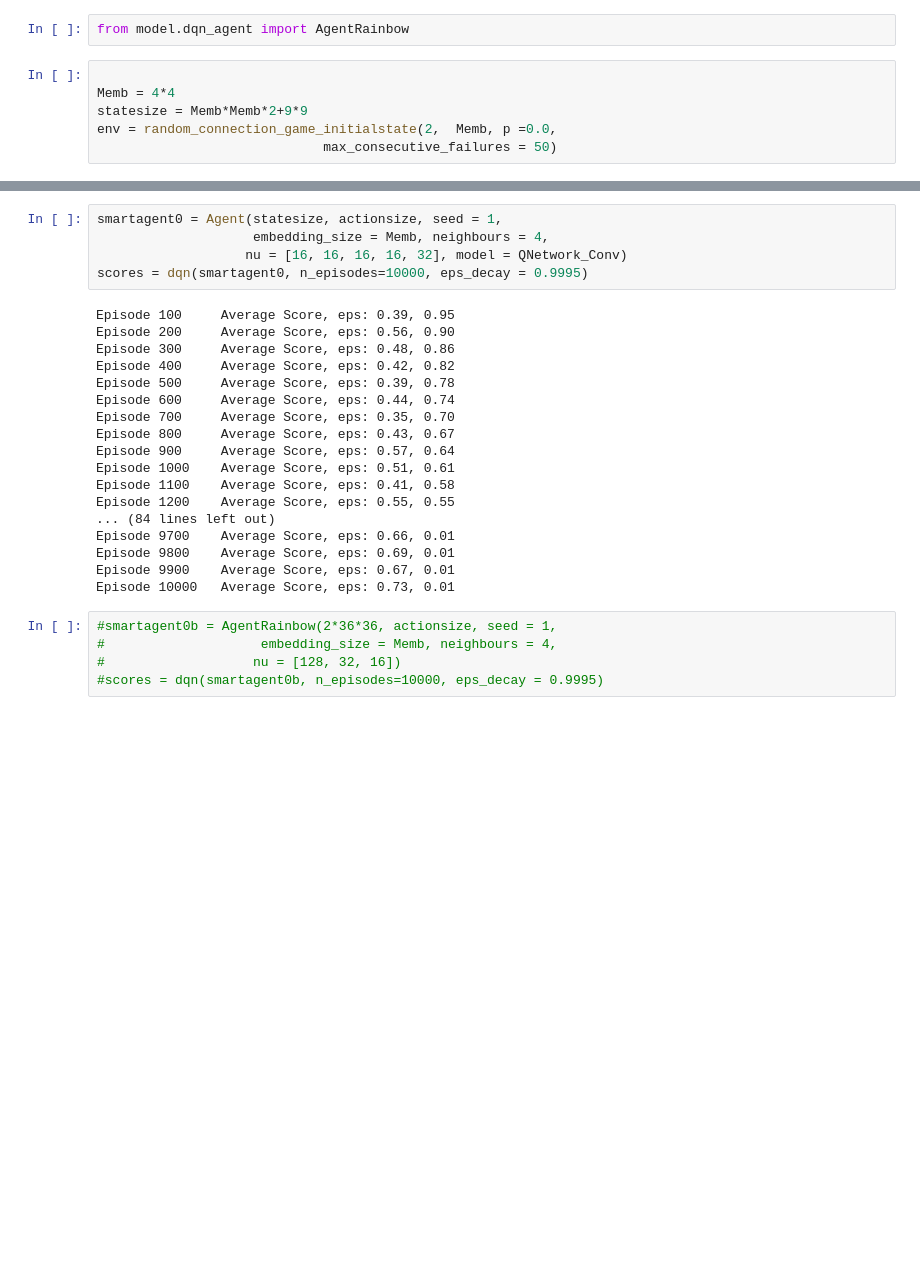
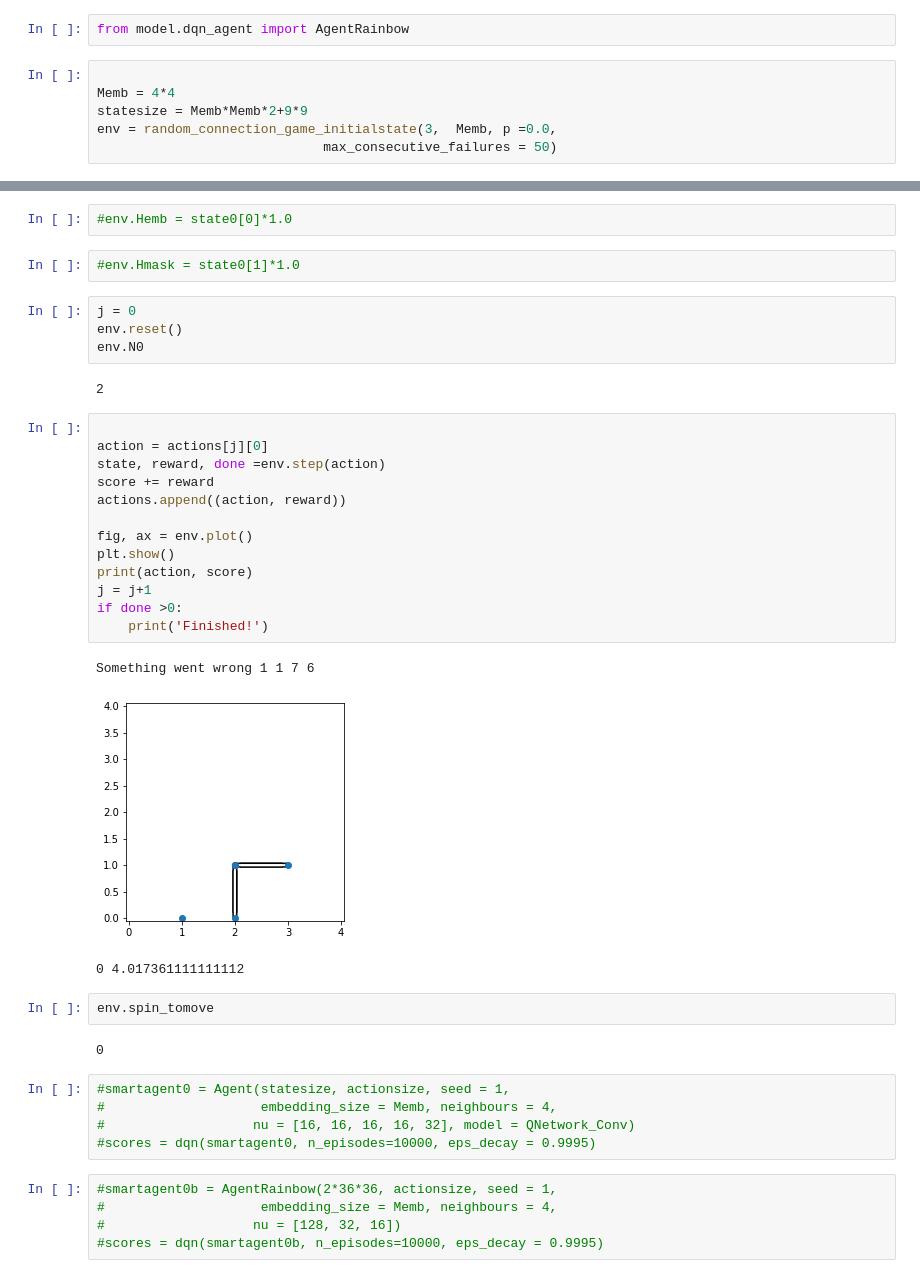
Before and after one commit to p-serna/game_embeddings, a Jupyter notebook: DQN_Agent_Conv_2.ipynb, the cells around one changed output, grey strips where cells are left out. Drawn from its saved outputs; the diff is of its cells as text; blank space fills up the shorter version.

```diff
--- a/DQN_Agent_Conv_2.ipynb
+++ b/DQN_Agent_Conv_2.ipynb
@@ -128,5 +188,5 @@ from model.dqn_agent import AgentRainbow
 
 Memb = 4*4
 statesize = Memb*Memb*2+9*9
-env = random_connection_game_initialstate(2,  Memb, p =0.0,
+env = random_connection_game_initialstate(3,  Memb, p =0.0,
                              max_consecutive_failures = 50)
@@ -133,26 +247,39 @@ env = random_connection_game_initialstate(2,  Memb, p =0.0,
+# %%
+#env.Hemb = state0[0]*1.0
+# %%
+#env.Hmask = state0[1]*1.0
+# %%
+j = 0
+env.reset()
+env.N0
+# %% [output]
+2
+# %%
+
+action = actions[j][0]
+state, reward, done =env.step(action)
+score += reward
+actions.append((action, reward))
+
+fig, ax = env.plot()
+plt.show()
+print(action, score)
+j = j+1
+if done >0:
+    print('Finished!')
+# %% [output]
+Something went wrong 1 1 7 6
+[figure, added]
+0 4.017361111111112
+# %%
+env.spin_tomove
+# %% [output]
+0
 # %%
-smartagent0 = Agent(statesize, actionsize, seed = 1,
-                    embedding_size = Memb, neighbours = 4,
-                   nu = [16, 16, 16, 16, 32], model = QNetwork_Conv)
-scores = dqn(smartagent0, n_episodes=10000, eps_decay = 0.9995)
+#smartagent0 = Agent(statesize, actionsize, seed = 1,
+#                    embedding_size = Memb, neighbours = 4,
+#                   nu = [16, 16, 16, 16, 32], model = QNetwork_Conv)
+#scores = dqn(smartagent0, n_episodes=10000, eps_decay = 0.9995)
-# %% [output]
-Episode 100     Average Score, eps: 0.39, 0.95
-Episode 200     Average Score, eps: 0.56, 0.90
-Episode 300     Average Score, eps: 0.48, 0.86
-Episode 400     Average Score, eps: 0.42, 0.82
-Episode 500     Average Score, eps: 0.39, 0.78
-Episode 600     Average Score, eps: 0.44, 0.74
-Episode 700     Average Score, eps: 0.35, 0.70
-Episode 800     Average Score, eps: 0.43, 0.67
-Episode 900     Average Score, eps: 0.57, 0.64
-Episode 1000    Average Score, eps: 0.51, 0.61
-Episode 1100    Average Score, eps: 0.41, 0.58
-Episode 1200    Average Score, eps: 0.55, 0.55
-... (84 lines left out)
-Episode 9700    Average Score, eps: 0.66, 0.01
-Episode 9800    Average Score, eps: 0.69, 0.01
-Episode 9900    Average Score, eps: 0.67, 0.01
-Episode 10000   Average Score, eps: 0.73, 0.01
 # %%
 #smartagent0b = AgentRainbow(2*36*36, actionsize, seed = 1,
 #                    embedding_size = Memb, neighbours = 4,
```
Also changed, not shown: parts of 17 cells of this notebook, 1 other file.
